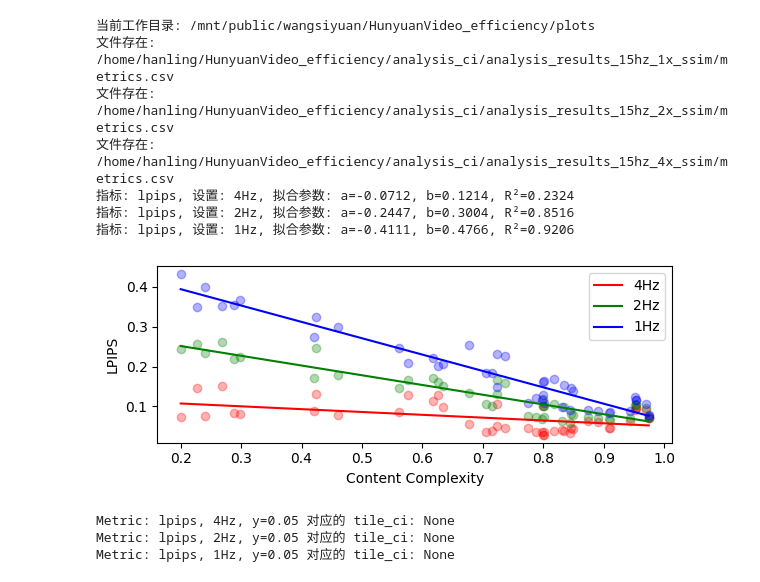
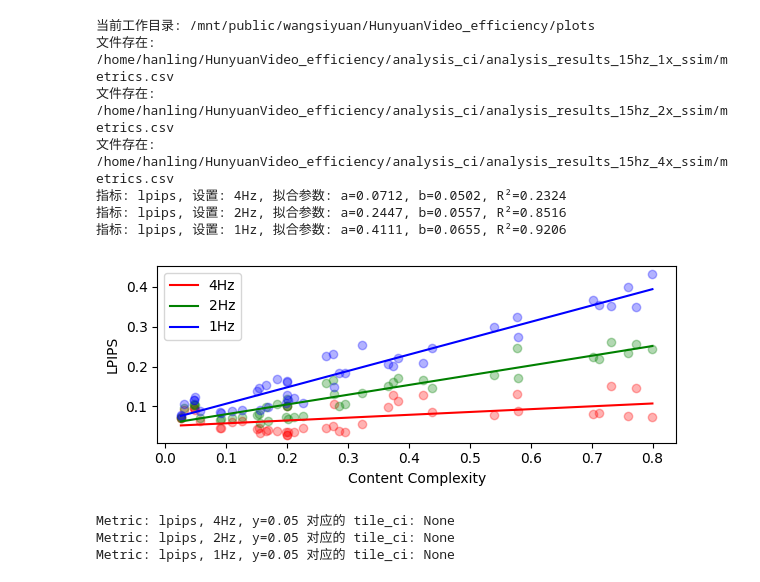
Before and after one commit to c976237222/HunyuanVideo_efficiency, a Jupyter notebook: plots/content_complexity_metric.ipynb, the cells around one changed output. Saved outputs shown, nothing was run; the diff lists cells and outputs as text; code cells hidden in the pictures.

```diff
--- a/plots/content_complexity_metric.ipynb
+++ b/plots/content_complexity_metric.ipynb
@@ -65,7 +65,7 @@ plt.figure(figsize=(6, 2.5))
 # 对每个指标进行独立绘图
 for metric in metrics:
     for i, df in enumerate(data_list):
-        x = df['tile_ci'].values
+        x = 1-df['tile_ci'].values
         y = df[metric].values
         # 拟合
         try:
@@ -117,37 +117,37 @@ def get_tile_ci_linear(y_values):
                 continue
             # 解方程 a*x + b = y => x = (y - b) / a
             if a == 0:
                 results[metric].append(None)  # 避免除以零
                 continue
             x_val = (y - b) / a
             # 检查x_val是否在tile_ci的范围内（假设为0到1）
             if 0 <= x_val <= 1:
                 results[metric].append(x_val)
             else:
                 results[metric].append(None)
     return results
 
 # 示例：根据指定的 y 值获取 tile_ci
 y_input = {
     'psnr': 30,
     'ssim': 0.85,
     'lpips': 0.05
 }
 
 tile_ci_results = get_tile_ci_linear(y_input)
 for metric in metrics:
     for i, label in enumerate(labels):
         x_val = tile_ci_results[metric][i]
         print(f"Metric: {metric}, {label}, y={y_input[metric]} 对应的 tile_ci: {x_val}")
 # %% [output]
 当前工作目录: /mnt/public/wangsiyuan/HunyuanVideo_efficiency/plots
 文件存在: /home/hanling/HunyuanVideo_efficiency/analysis_ci/analysis_results_15hz_1x_ssim/metrics.csv
 文件存在: /home/hanling/HunyuanVideo_efficiency/analysis_ci/analysis_results_15hz_2x_ssim/metrics.csv
 文件存在: /home/hanling/HunyuanVideo_efficiency/analysis_ci/analysis_results_15hz_4x_ssim/metrics.csv
-指标: lpips, 设置: 4Hz, 拟合参数: a=-0.0712, b=0.1214, R²=0.2324
-指标: lpips, 设置: 2Hz, 拟合参数: a=-0.2447, b=0.3004, R²=0.8516
-指标: lpips, 设置: 1Hz, 拟合参数: a=-0.4111, b=0.4766, R²=0.9206
+指标: lpips, 设置: 4Hz, 拟合参数: a=0.0712, b=0.0502, R²=0.2324
+指标: lpips, 设置: 2Hz, 拟合参数: a=0.2447, b=0.0557, R²=0.8516
+指标: lpips, 设置: 1Hz, 拟合参数: a=0.4111, b=0.0655, R²=0.9206
-[figure, old version]
+[figure, new version]
 Metric: lpips, 4Hz, y=0.05 对应的 tile_ci: None
 Metric: lpips, 2Hz, y=0.05 对应的 tile_ci: None
 Metric: lpips, 1Hz, y=0.05 对应的 tile_ci: None
```
Also changed, not shown: 3 other files.
